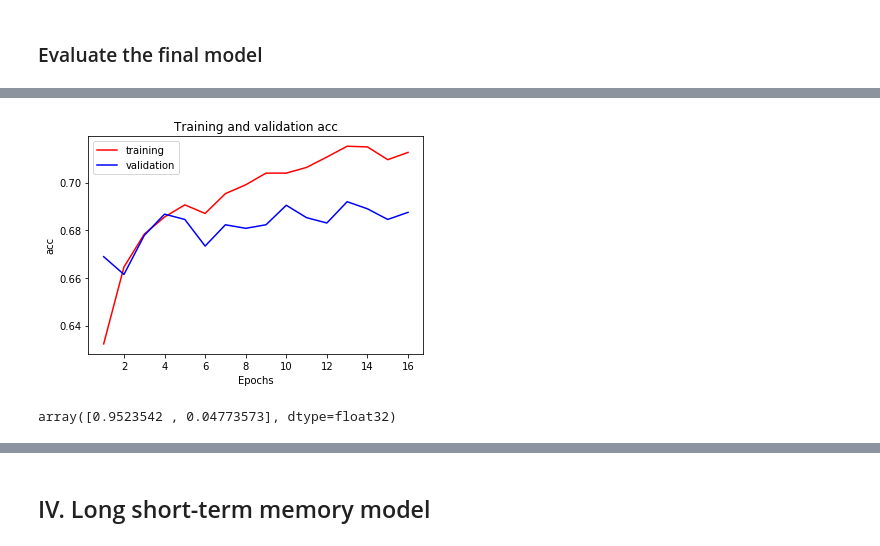
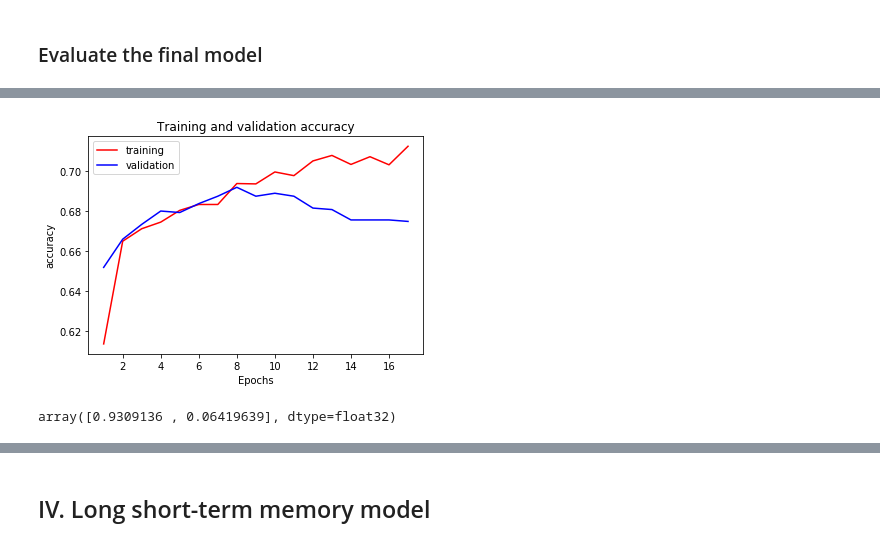
Before and after one commit to ooominds/Deep_text_modelling, a Jupyter notebook: illustrative_examples/names/names.ipynb, the cells around one changed output, grey strips where cells are left out. Saved outputs shown, nothing was run; the diff lists cells and outputs as text; code cells hidden in the pictures.

Commit message:
Updated theexamples after embedding changes

```diff
--- a/illustrative_examples/names/names.ipynb
+++ b/illustrative_examples/names/names.ipynb
@@ -26,11 +26,12 @@ from keras import metrics
 from keras.models import load_model
 from sklearn.metrics import accuracy_score
 from sklearn.metrics import confusion_matrix
-import talos as ta
 import warnings
 
 ### Set working directory
-TOP = '/media/Deep_text_modelling_package_repo/'
+TOP = '/media/adnane/HDD drive/Adnane/PostDoc_ooominds/Programming/Deep_text_modelling_package_repo/'
+#TOP = 'F:/Adnane/PostDoc_ooominds/Programming/Deep_text_modelling_package_repo/'
+#TOP = '/media/Deep_text_modelling_package_repo/'
 WD = TOP + 'package'
 os.chdir(WD)
 
@@ -362,16 +431,19 @@ Name: 15, dtype: object
 ### Retraining with the best parameters
 # %%
 ### Hyperparameters to use
-p = {'epochs': 16, # number of iterations on the full set
-    'batch_size': 32,
-    'hidden_layers': 2, # number of hidden layers
-    'hidden_neuron':32, # number of neurons in the input layer
-    'lr': 0.01, # learning rate
-    'dropout': 0.2,
-    'optimizer': Adam,
-    'losses': binary_crossentropy,
-    'activation': relu,
-    'last_activation': 'sigmoid'}
+p = {'max_len': None,
+     'epochs': 17, # number of iterations on the full set
+     'batch_size': 16,
+     'embedding_input': None,
+     'embedding_input': 0,
+     'hidden_layers': 1, # number of hidden layers
+     'hidden_neuron':32, # number of neurons in the input layer
+     'lr': 0.002, # learning rate
+     'dropout': 0.1,
+     'optimizer': RMSprop,
+     'losses': binary_crossentropy,
+     'activation': relu,
+     'last_activation': 'sigmoid'}
 
 # Model fitting
 FNN_hist, FNN_model = md.train_FNN(data_train = names_train,
@@ -408,6 +480,8 @@ md.export_history(history_dict = FNN_hist, path = HISTORY_PATH)
 del FNN_model, FNN_hist  # deletes the existing model and history dictionary
 # %%
 # Load the model and training history
+MODEL_PATH = TOP + 'illustrative_examples/names/Results/FNN_names.h5'
+HISTORY_PATH = TOP + 'illustrative_examples/names/Results/FNN_history_dict_names'
 FNN_model = md.import_model(MODEL_PATH)
 FNN_history_dict = md.import_history(path = HISTORY_PATH)
 # %% [markdown]
@@ -428,18 +502,19 @@ print(f"- Validation accuracy in the last epoch: {FNN_history_dict['val_acc'][-1
 # %%
 # Generate plots to assess the performance of the NN
-ev.plot_learning_curve(history_dict = FNN_history_dict, metric = 'acc', set = 'train_valid')
+ev.plot_learning_curve(history_dict = FNN_history_dict, metric = 'accuracy', set = 'train_valid')
 # %% [output]
-[figure, old version]
+[figure, new version]
 # %%
 # Test prediction for a single given cue sequence. Model expect inout as array of shape (1, N_cues)
 cue1_seq = 'y_o_u_s_s_e_f'
 outcome1_prob_pred = ev.predict_proba_oneevent_FNN(model = FNN_model,
                                                    cue_seq = cue1_seq,
-                                                   num_cues = N_cues,
-                                                   cue_index = cue_to_index)
+                                                   cue_index = cue_to_index,
+                                                   max_len = None,
+                                                   vector_encoding = 'onehot')
 outcome1_prob_pred
 # %% [output]
-array([0.9523542 , 0.04773573], dtype=float32)
+array([0.9309136 , 0.06419639], dtype=float32)
 # %%
 # Evaluate the model on the test set
 prob_pred = ev.predict_proba_eventfile_FNN(model = FNN_model,
```
Also changed, not shown: parts of 66 cells of this notebook, 19 other files.
